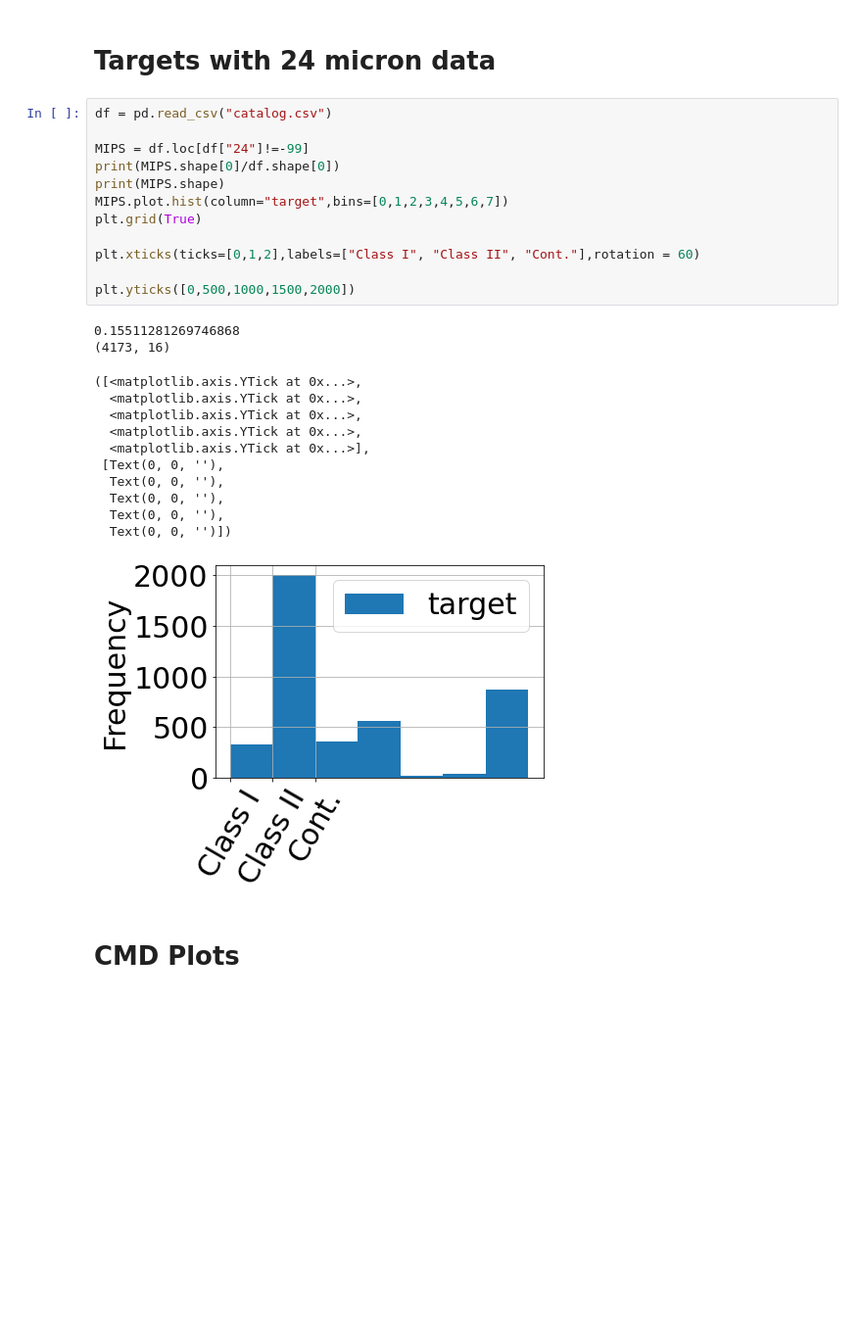
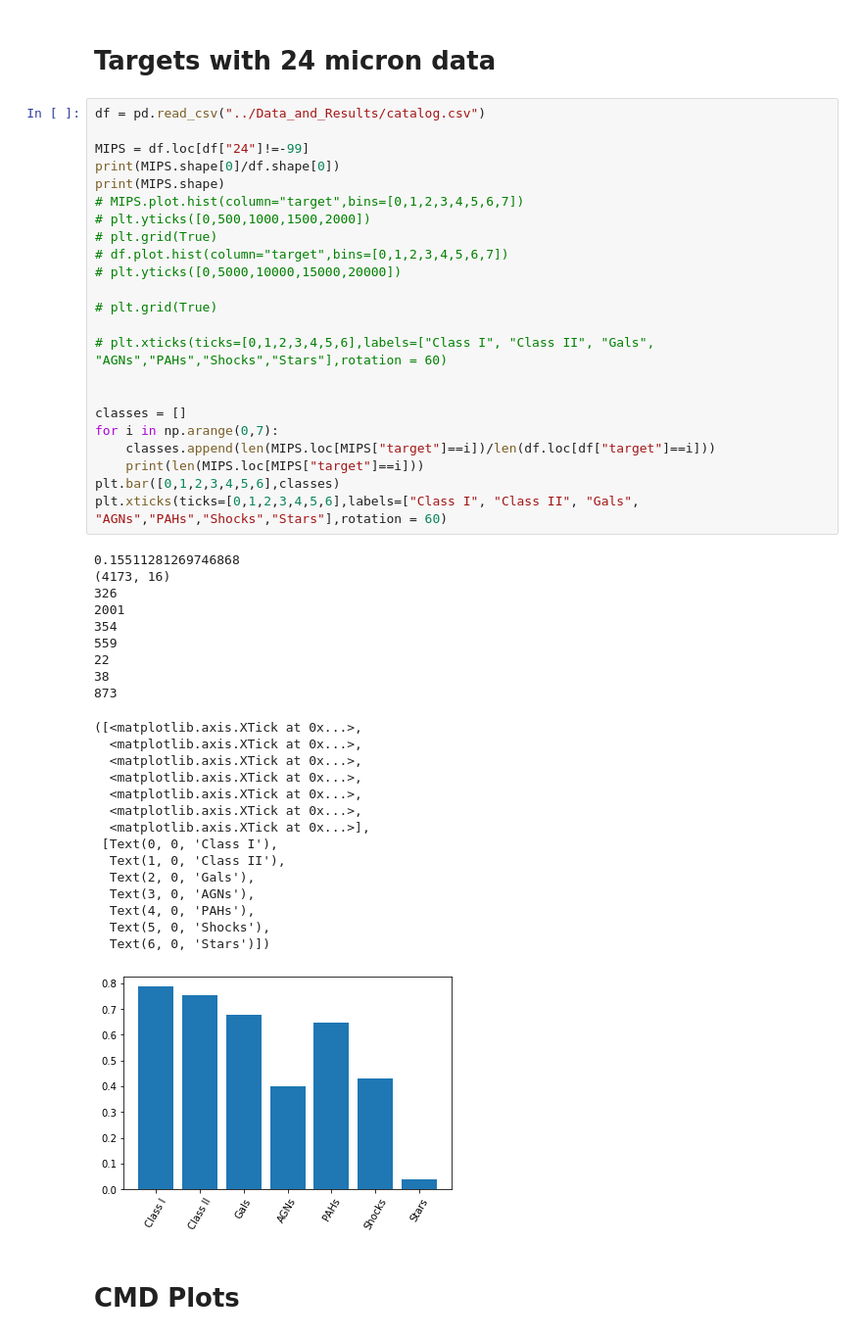
Before and after one commit to bcrompvoets/Random, a Jupyter notebook: Phase_1__Three_Class_Classification/Notebooks/Compare.ipynb, the cells around one changed output. Shown at 98% size. Cells and saved outputs as stored; diff of their text form; blank space fills up the shorter version.

Commit message:
Complete 7 Classes and try art bal

```diff
--- a/Phase_1__Three_Class_Classification/Notebooks/Compare.ipynb
+++ b/Phase_1__Three_Class_Classification/Notebooks/Compare.ipynb
@@ -20,31 +5,53 @@ plt.hist(tar)
 # %% [markdown]
 # Targets with 24 micron data
 # %%
-df = pd.read_csv("catalog.csv")
+df = pd.read_csv("../Data_and_Results/catalog.csv")
 
 MIPS = df.loc[df["24"]!=-99]
 print(MIPS.shape[0]/df.shape[0])
 print(MIPS.shape)
-MIPS.plot.hist(column="target",bins=[0,1,2,3,4,5,6,7])
-plt.grid(True)
+# MIPS.plot.hist(column="target",bins=[0,1,2,3,4,5,6,7])
+# plt.yticks([0,500,1000,1500,2000])
+# plt.grid(True)
+# df.plot.hist(column="target",bins=[0,1,2,3,4,5,6,7])
+# plt.yticks([0,5000,10000,15000,20000])
 
-plt.xticks(ticks=[0,1,2],labels=["Class I", "Class II", "Cont."],rotation = 60)
+# plt.grid(True)
 
-plt.yticks([0,500,1000,1500,2000])
+# plt.xticks(ticks=[0,1,2,3,4,5,6],labels=["Class I", "Class II", "Gals", "AGNs","PAHs","Shocks","Stars"],rotation = 60)
+
+
+classes = []
+for i in np.arange(0,7):
+    classes.append(len(MIPS.loc[MIPS["target"]==i])/len(df.loc[df["target"]==i]))
+    print(len(MIPS.loc[MIPS["target"]==i]))
+plt.bar([0,1,2,3,4,5,6],classes)
+plt.xticks(ticks=[0,1,2,3,4,5,6],labels=["Class I", "Class II", "Gals", "AGNs","PAHs","Shocks","Stars"],rotation = 60)
 # %% [output]
 0.15511281269746868
 (4173, 16)
+326
+2001
+354
+559
+22
+38
+873
-([<matplotlib.axis.YTick at 0x...>,
-  <matplotlib.axis.YTick at 0x...>,
-  <matplotlib.axis.YTick at 0x...>,
-  <matplotlib.axis.YTick at 0x...>,
-  <matplotlib.axis.YTick at 0x...>],
- [Text(0, 0, ''),
-  Text(0, 0, ''),
-  Text(0, 0, ''),
-  Text(0, 0, ''),
-  Text(0, 0, '')])
+([<matplotlib.axis.XTick at 0x...>,
+  <matplotlib.axis.XTick at 0x...>,
+  <matplotlib.axis.XTick at 0x...>,
+  <matplotlib.axis.XTick at 0x...>,
+  <matplotlib.axis.XTick at 0x...>,
+  <matplotlib.axis.XTick at 0x...>,
+  <matplotlib.axis.XTick at 0x...>],
+ [Text(0, 0, 'Class I'),
+  Text(1, 0, 'Class II'),
+  Text(2, 0, 'Gals'),
+  Text(3, 0, 'AGNs'),
+  Text(4, 0, 'PAHs'),
+  Text(5, 0, 'Shocks'),
+  Text(6, 0, 'Stars')])
-[figure, old version]
+[figure, new version]
 # %% [markdown]
 # CMD Plots
 # %%
```
Also changed, not shown: parts of 5 cells of this notebook, 24 other files.
